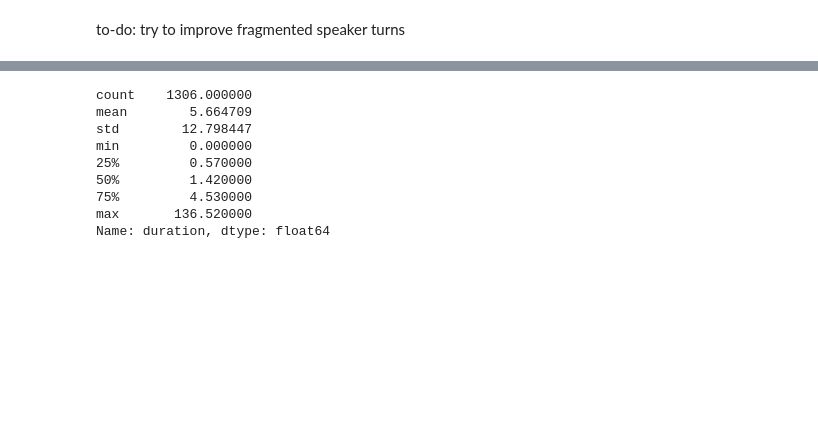
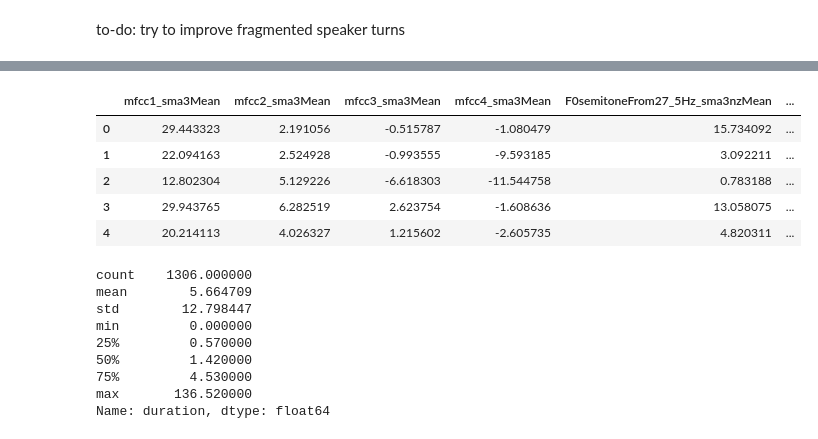
Before and after one commit to todomoldovan/thesis, a Jupyter notebook: server/examine_episode.ipynb, the cells around one changed output, grey strips where cells are left out. Drawn from its saved outputs; the diff is of its cells as text; code cells hidden in the pictures; blank space fills up the shorter version.

```diff
--- a/server/examine_episode.ipynb
+++ b/server/examine_episode.ipynb
@@ -4,5 +52,5 @@
 to-do: try to improve fragmented speaker turns
 # %%
 import pandas as pd
-data = pd.read_csv("../data/bad_speaker_turns_example.csv")
-data["turnText"] = data["turnText"].fillna("").astype(str)
+df = pd.read_csv("../data/bad_speaker_turns_example.csv")
+df["turnText"] = df["turnText"].fillna("").astype(str)
@@ -18 +91,10 @@ data.tail()
+# %%
+df.head()
+# %% [output]
+|  | mfcc1_sma3Mean | mfcc2_sma3Mean | mfcc3_sma3Mean | mfcc4_sma3Mean | F0semitoneFrom27_5Hz_sma3nzMean | ... |
+| 0 | 29.443323 | 2.191056 | -0.515787 | -1.080479 | 15.734092 | ... |
+| 1 | 22.094163 | 2.524928 | -0.993555 | -9.593185 | 3.092211 | ... |
+| 2 | 12.802304 | 5.129226 | -6.618303 | -11.544758 | 0.783188 | ... |
+| 3 | 29.943765 | 6.282519 | 2.623754 | -1.608636 | 13.058075 | ... |
+| 4 | 20.214113 | 4.026327 | 1.215602 | -2.605735 | 4.820311 | ... |
 # %%
```
Also changed, not shown: parts of 49 cells of this notebook, 2 other files.
